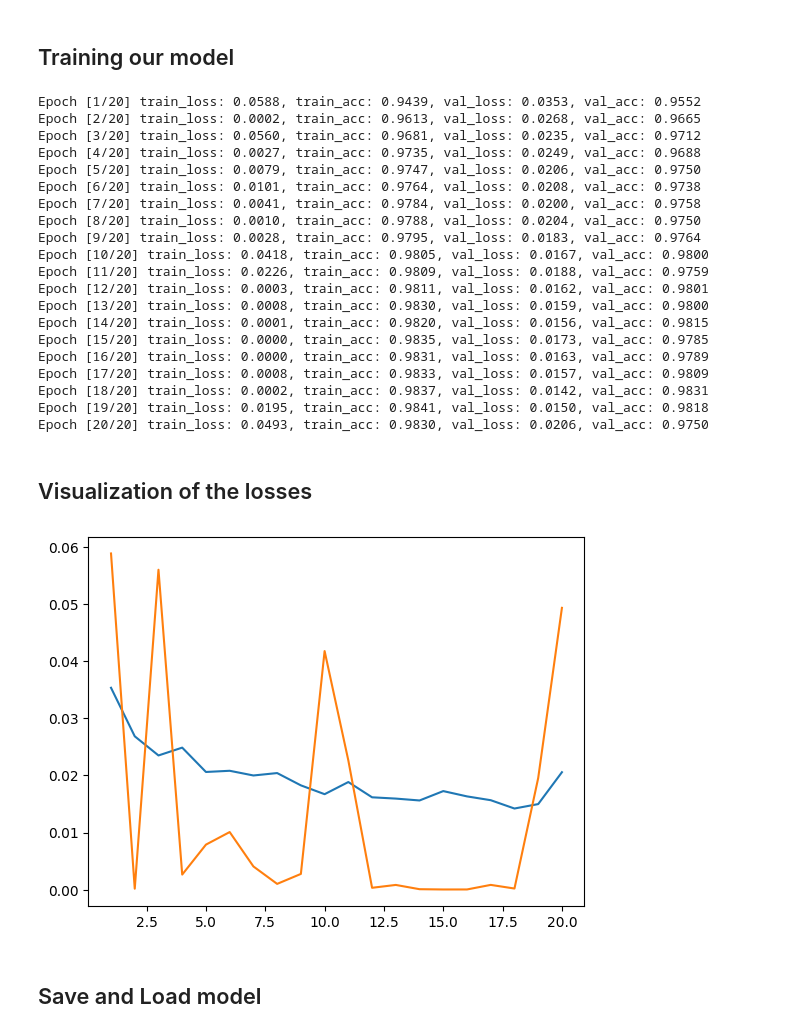
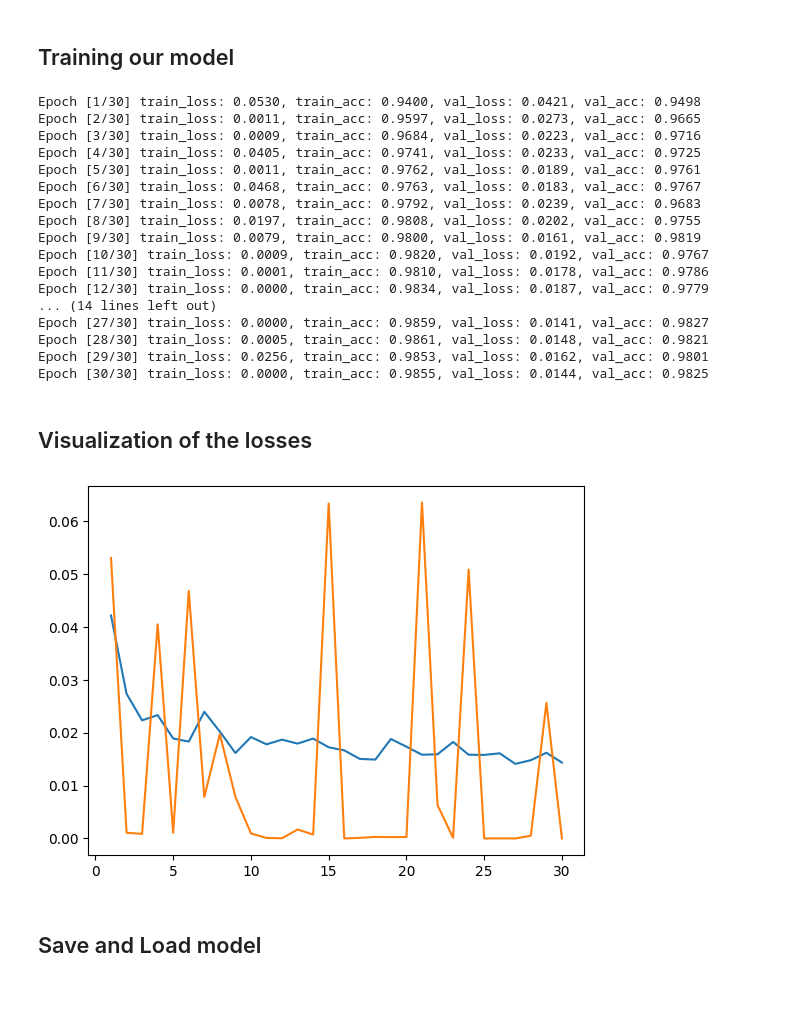
Before and after one commit to CyprienBouton/Traffic_Sign_Recognition, a Jupyter notebook: Traffic_Sign_Recognition.ipynb, the cells around one changed output. Cells and saved outputs as stored; diff of their text form; code cells hidden in the pictures; blank space fills up the shorter version.

Commit message:
[UP] Training_Sign_Recognition visualize results

```diff
--- a/Traffic_Sign_Recognition.ipynb
+++ b/Traffic_Sign_Recognition.ipynb
@@ -352,7 +352,7 @@ loader = load_loader()
 # %% [markdown]
 ## Training our model
 # %%
-num_epochs = 20
+num_epochs = 30
 learning_rate = 0.001
 criterion = MSELoss()
 model = ConvNeuralNet()
@@ -397,35 +397,32 @@ def train(model, train_loader, val_loader, criterion, num_epochs=10):
 # %%
 hist_loss = train(model, loader["train_loader"], loader["val_loader"], criterion, num_epochs)
 # %% [output]
-Epoch [1/20] train_loss: 0.0588, train_acc: 0.9439, val_loss: 0.0353, val_acc: 0.9552
-Epoch [2/20] train_loss: 0.0002, train_acc: 0.9613, val_loss: 0.0268, val_acc: 0.9665
-Epoch [3/20] train_loss: 0.0560, train_acc: 0.9681, val_loss: 0.0235, val_acc: 0.9712
-Epoch [4/20] train_loss: 0.0027, train_acc: 0.9735, val_loss: 0.0249, val_acc: 0.9688
-Epoch [5/20] train_loss: 0.0079, train_acc: 0.9747, val_loss: 0.0206, val_acc: 0.9750
-Epoch [6/20] train_loss: 0.0101, train_acc: 0.9764, val_loss: 0.0208, val_acc: 0.9738
-Epoch [7/20] train_loss: 0.0041, train_acc: 0.9784, val_loss: 0.0200, val_acc: 0.9758
-Epoch [8/20] train_loss: 0.0010, train_acc: 0.9788, val_loss: 0.0204, val_acc: 0.9750
-Epoch [9/20] train_loss: 0.0028, train_acc: 0.9795, val_loss: 0.0183, val_acc: 0.9764
-Epoch [10/20] train_loss: 0.0418, train_acc: 0.9805, val_loss: 0.0167, val_acc: 0.9800
-Epoch [11/20] train_loss: 0.0226, train_acc: 0.9809, val_loss: 0.0188, val_acc: 0.9759
-Epoch [12/20] train_loss: 0.0003, train_acc: 0.9811, val_loss: 0.0162, val_acc: 0.9801
-Epoch [13/20] train_loss: 0.0008, train_acc: 0.9830, val_loss: 0.0159, val_acc: 0.9800
-Epoch [14/20] train_loss: 0.0001, train_acc: 0.9820, val_loss: 0.0156, val_acc: 0.9815
-Epoch [15/20] train_loss: 0.0000, train_acc: 0.9835, val_loss: 0.0173, val_acc: 0.9785
-Epoch [16/20] train_loss: 0.0000, train_acc: 0.9831, val_loss: 0.0163, val_acc: 0.9789
-Epoch [17/20] train_loss: 0.0008, train_acc: 0.9833, val_loss: 0.0157, val_acc: 0.9809
-Epoch [18/20] train_loss: 0.0002, train_acc: 0.9837, val_loss: 0.0142, val_acc: 0.9831
-Epoch [19/20] train_loss: 0.0195, train_acc: 0.9841, val_loss: 0.0150, val_acc: 0.9818
-Epoch [20/20] train_loss: 0.0493, train_acc: 0.9830, val_loss: 0.0206, val_acc: 0.9750
+Epoch [1/30] train_loss: 0.0530, train_acc: 0.9400, val_loss: 0.0421, val_acc: 0.9498
+Epoch [2/30] train_loss: 0.0011, train_acc: 0.9597, val_loss: 0.0273, val_acc: 0.9665
+Epoch [3/30] train_loss: 0.0009, train_acc: 0.9684, val_loss: 0.0223, val_acc: 0.9716
+Epoch [4/30] train_loss: 0.0405, train_acc: 0.9741, val_loss: 0.0233, val_acc: 0.9725
+Epoch [5/30] train_loss: 0.0011, train_acc: 0.9762, val_loss: 0.0189, val_acc: 0.9761
+Epoch [6/30] train_loss: 0.0468, train_acc: 0.9763, val_loss: 0.0183, val_acc: 0.9767
+Epoch [7/30] train_loss: 0.0078, train_acc: 0.9792, val_loss: 0.0239, val_acc: 0.9683
+Epoch [8/30] train_loss: 0.0197, train_acc: 0.9808, val_loss: 0.0202, val_acc: 0.9755
+Epoch [9/30] train_loss: 0.0079, train_acc: 0.9800, val_loss: 0.0161, val_acc: 0.9819
+Epoch [10/30] train_loss: 0.0009, train_acc: 0.9820, val_loss: 0.0192, val_acc: 0.9767
+Epoch [11/30] train_loss: 0.0001, train_acc: 0.9810, val_loss: 0.0178, val_acc: 0.9786
+Epoch [12/30] train_loss: 0.0000, train_acc: 0.9834, val_loss: 0.0187, val_acc: 0.9779
+... (14 lines left out)
+Epoch [27/30] train_loss: 0.0000, train_acc: 0.9859, val_loss: 0.0141, val_acc: 0.9827
+Epoch [28/30] train_loss: 0.0005, train_acc: 0.9861, val_loss: 0.0148, val_acc: 0.9821
+Epoch [29/30] train_loss: 0.0256, train_acc: 0.9853, val_loss: 0.0162, val_acc: 0.9801
+Epoch [30/30] train_loss: 0.0000, train_acc: 0.9855, val_loss: 0.0144, val_acc: 0.9825
 # %% [markdown]
 ## Visualization of the losses
 # %%
 hist_loss.columns = ["triain_loss", "val_loss"]
-plt.plot(range(1,21),hist_loss["val_loss"])
-plt.plot(range(1,21), hist_loss["triain_loss"])
+plt.plot(range(1,num_epochs+1),hist_loss["val_loss"])
+plt.plot(range(1,num_epochs+1), hist_loss["triain_loss"])
 plt.show()
 # %% [output]
-[figure, old version]
+[figure, new version]
 # %% [markdown]
 ## Save and Load model
 # %%
```
Also changed, not shown: parts of 1 cell of this notebook.
